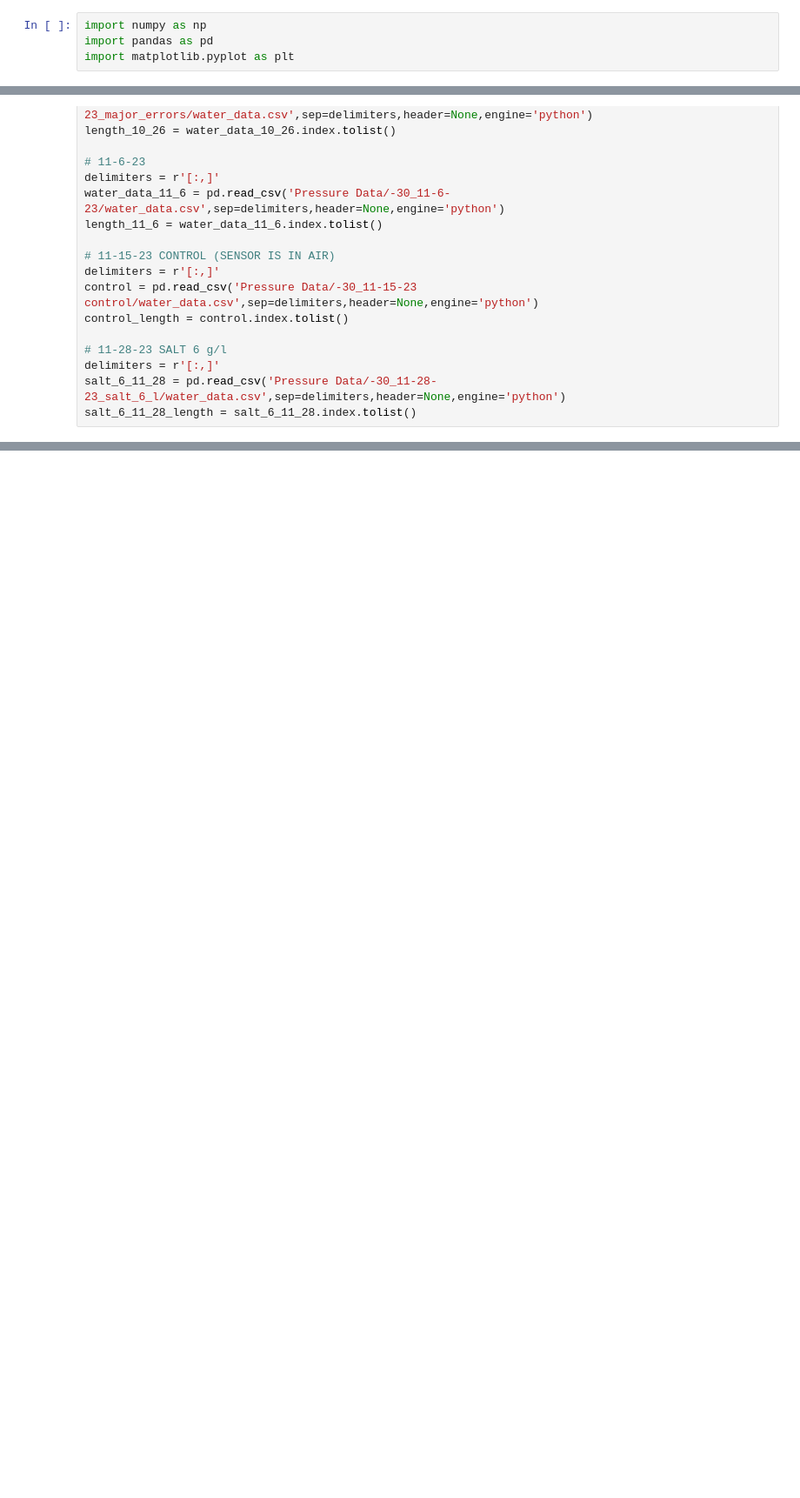
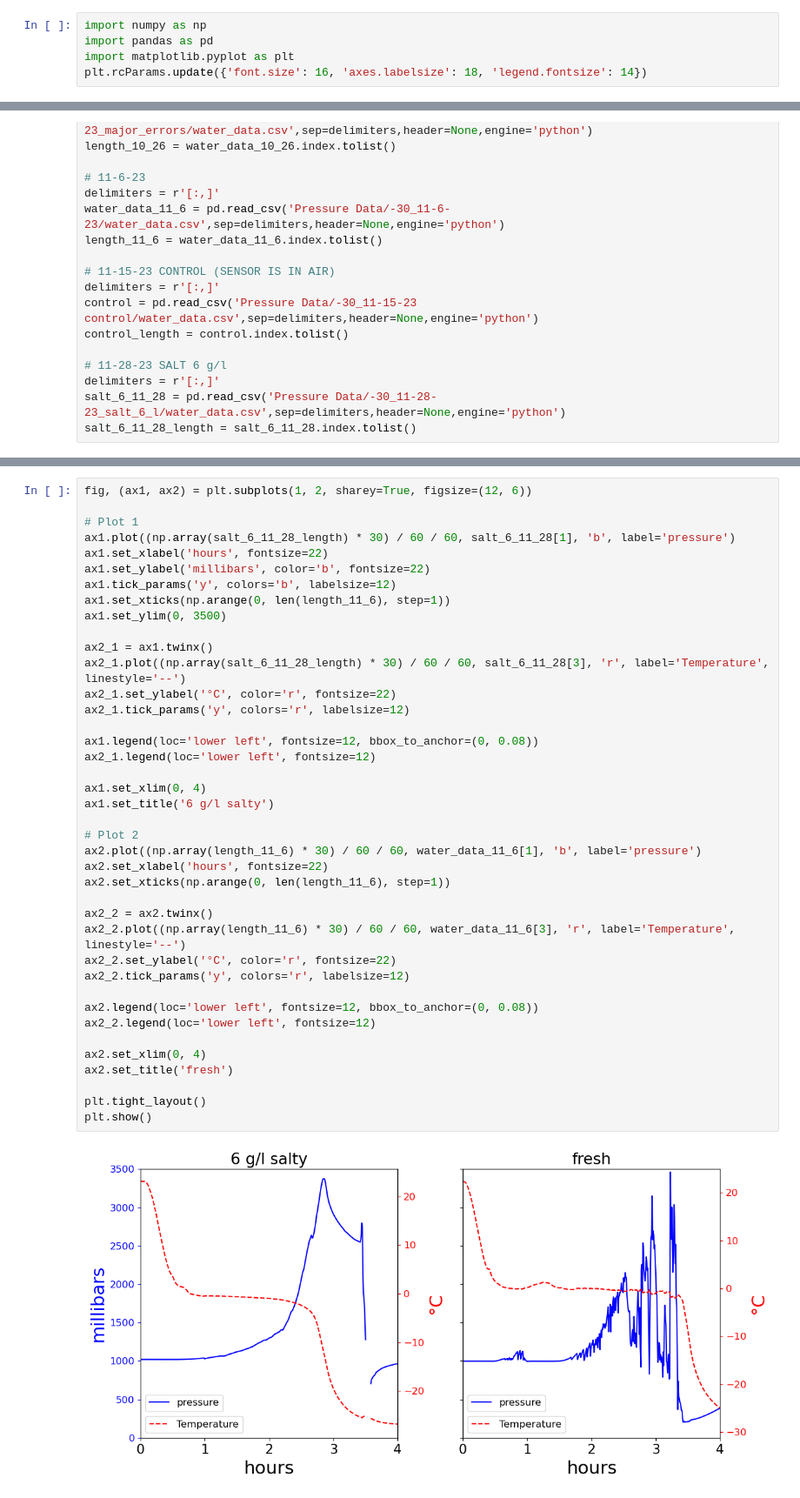
Before and after one commit to GHOpenonic/briny-ice-fracture-mechanics, a Jupyter notebook: measuring pressure.ipynb, the cells around one changed output, grey strips where cells are left out. Shown at 87% size. Cells and saved outputs as stored; diff of their text form; blank space fills up the shorter version.

```diff
--- a/measuring pressure.ipynb
+++ b/measuring pressure.ipynb
@@ -4,6 +4,7 @@ This notebook utilizes data taken by an ESP8266 microcontroller via an MS5803-05
 import numpy as np
 import pandas as pd
 import matplotlib.pyplot as plt
+plt.rcParams.update({'font.size': 16, 'axes.labelsize': 18, 'legend.fontsize': 14})
 # %%
 # load all data
 # 10-19-23
@@ -91,3 +92,45 @@ plt.savefig('Pressure Temperature 11-6-23.png', dpi=450, bbox_inches='tight')
 plt.show()
 # %% [output]
 [figure]
+# %%
+fig, (ax1, ax2) = plt.subplots(1, 2, sharey=True, figsize=(12, 6))
+
+# Plot 1
+ax1.plot((np.array(salt_6_11_28_length) * 30) / 60 / 60, salt_6_11_28[1], 'b', label='pressure')
+ax1.set_xlabel('hours', fontsize=22)
+ax1.set_ylabel('millibars', color='b', fontsize=22)
+ax1.tick_params('y', colors='b', labelsize=12)
+ax1.set_xticks(np.arange(0, len(length_11_6), step=1))
+ax1.set_ylim(0, 3500)
+
+ax2_1 = ax1.twinx()
+ax2_1.plot((np.array(salt_6_11_28_length) * 30) / 60 / 60, salt_6_11_28[3], 'r', label='Temperature', linestyle='--')
+ax2_1.set_ylabel('°C', color='r', fontsize=22)
+ax2_1.tick_params('y', colors='r', labelsize=12)
+
+ax1.legend(loc='lower left', fontsize=12, bbox_to_anchor=(0, 0.08))
+ax2_1.legend(loc='lower left', fontsize=12)
+
+ax1.set_xlim(0, 4)
+ax1.set_title('6 g/l salty')
+
+# Plot 2
+ax2.plot((np.array(length_11_6) * 30) / 60 / 60, water_data_11_6[1], 'b', label='pressure')
+ax2.set_xlabel('hours', fontsize=22)
+ax2.set_xticks(np.arange(0, len(length_11_6), step=1))
+
+ax2_2 = ax2.twinx()
+ax2_2.plot((np.array(length_11_6) * 30) / 60 / 60, water_data_11_6[3], 'r', label='Temperature', linestyle='--')
+ax2_2.set_ylabel('°C', color='r', fontsize=22)
+ax2_2.tick_params('y', colors='r', labelsize=12)
+
+ax2.legend(loc='lower left', fontsize=12, bbox_to_anchor=(0, 0.08))
+ax2_2.legend(loc='lower left', fontsize=12)
+
+ax2.set_xlim(0, 4)
+ax2.set_title('fresh')
+
+plt.tight_layout()
+plt.show()
+# %% [output]
+[figure, added]
```
Also changed, not shown: parts of 7 cells of this notebook.
